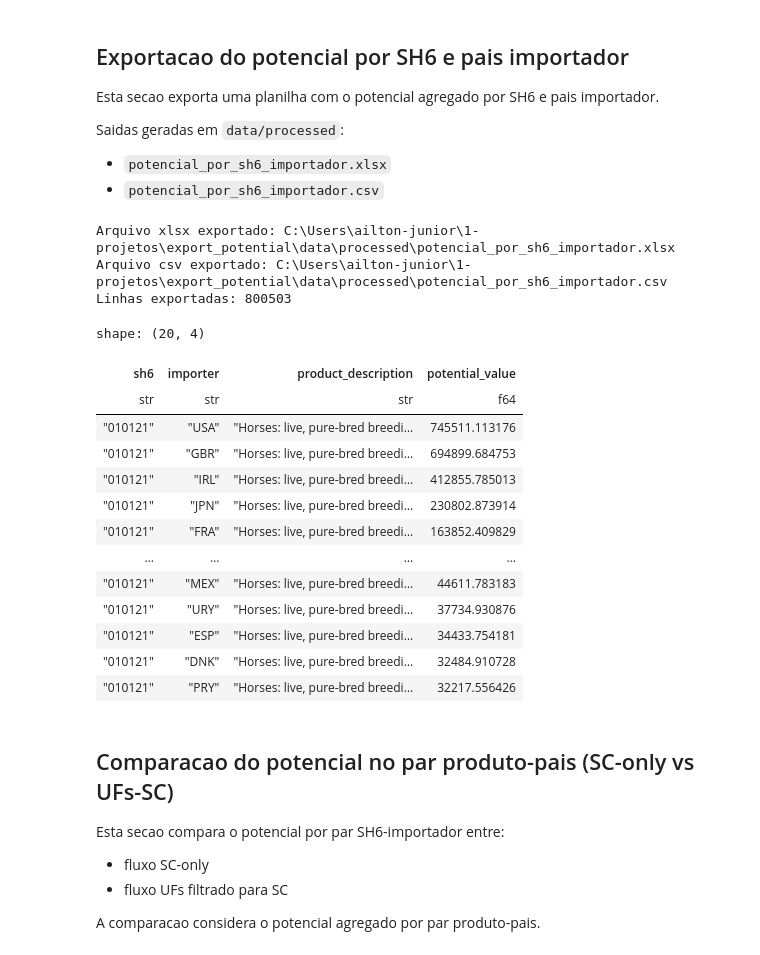
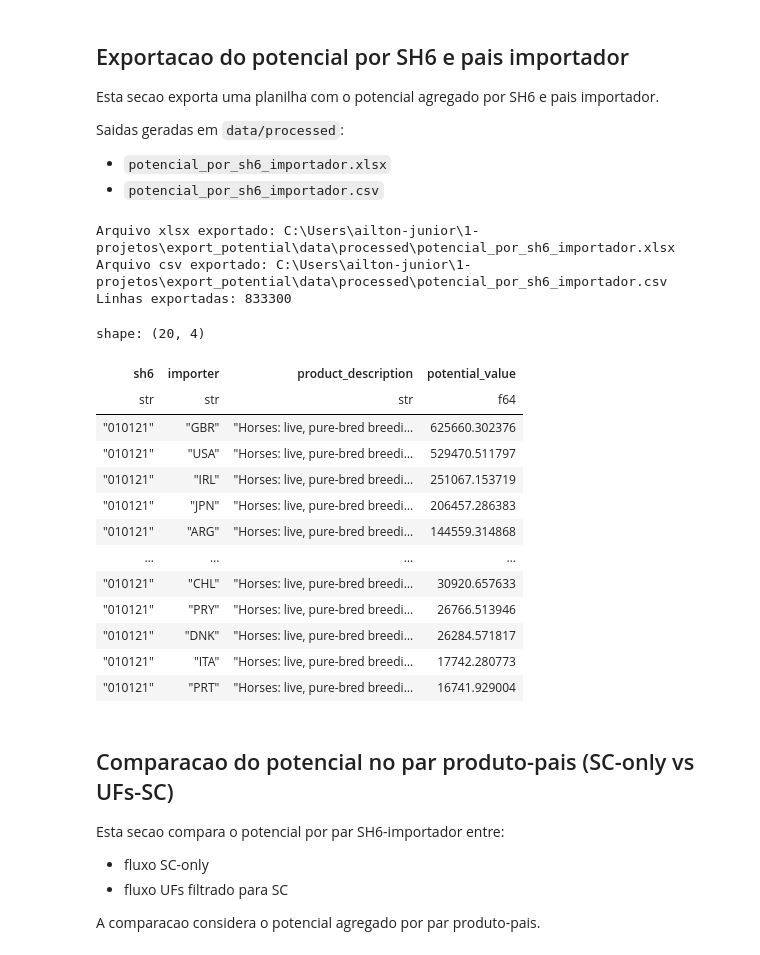
Before and after one commit to matheusrwh/export_potential, a Jupyter notebook: notebooks/validacao.ipynb, the cells around one changed output. Saved outputs shown, nothing was run; the diff lists cells and outputs as text; code cells hidden in the pictures.

```diff
--- a/notebooks/validação.ipynb
+++ b/notebooks/validacao.ipynb
@@ -446,54 +446,54 @@ def resolve_existing_path(candidates: list[str]) -> Path:
     raise FileNotFoundError(f'Nao foi possivel localizar nenhum dos caminhos: {candidates}')
 
 path_detail_ufs = resolve_existing_path([
-    'data/processed/epi_monetary_ufs.json',
-    '../data/processed/epi_monetary_ufs.json',
+    'data/processed/epi_monetary_ufs.parquet',
+    '../data/processed/epi_monetary_ufs.parquet',
 ])
 
 df_potencial_sh6_importador = (
-    pl.read_json(path_detail_ufs)
+    pl.read_parquet(path_detail_ufs)
     .with_columns([
         pl.col('sh6').cast(pl.Utf8).str.zfill(6).alias('sh6'),
         pl.col('importer').cast(pl.Utf8).alias('importer'),
     ])
     .group_by(['sh6', 'importer'])
     .agg([
         pl.first('product_description').alias('product_description'),
         pl.sum('potential_value').alias('potential_value'),
     ])
     .sort(['sh6', 'potential_value'], descending=[False, True])
 )
 
 out_dir = path_detail_ufs.parent
 out_xlsx = out_dir / 'potencial_por_sh6_importador.xlsx'
 out_csv = out_dir / 'potencial_por_sh6_importador.csv'
 
 df_potencial_sh6_importador.write_csv(out_csv)
 df_potencial_sh6_importador.to_pandas().to_excel(out_xlsx, index=False)
 
 print(f'Arquivo xlsx exportado: {out_xlsx}')
 print(f'Arquivo csv exportado: {out_csv}')
 print(f'Linhas exportadas: {df_potencial_sh6_importador.height}')
 
 df_potencial_sh6_importador.head(20)
 # %% [output]
 Arquivo xlsx exportado: C:\Users\ailton-junior\1-projetos\export_potential\data\processed\potencial_por_sh6_importador.xlsx
 Arquivo csv exportado: C:\Users\ailton-junior\1-projetos\export_potential\data\processed\potencial_por_sh6_importador.csv
-Linhas exportadas: 800503
+Linhas exportadas: 833300
 shape: (20, 4)
 | sh6 | importer | product_description | potential_value |
 | str | str | str | f64 |
-| "010121" | "USA" | "Horses: live, pure-bred breedi… | 745511.113176 |
-| "010121" | "GBR" | "Horses: live, pure-bred breedi… | 694899.684753 |
-| "010121" | "IRL" | "Horses: live, pure-bred breedi… | 412855.785013 |
-| "010121" | "JPN" | "Horses: live, pure-bred breedi… | 230802.873914 |
-| "010121" | "FRA" | "Horses: live, pure-bred breedi… | 163852.409829 |
+| "010121" | "GBR" | "Horses: live, pure-bred breedi… | 625660.302376 |
+| "010121" | "USA" | "Horses: live, pure-bred breedi… | 529470.511797 |
+| "010121" | "IRL" | "Horses: live, pure-bred breedi… | 251067.153719 |
+| "010121" | "JPN" | "Horses: live, pure-bred breedi… | 206457.286383 |
+| "010121" | "ARG" | "Horses: live, pure-bred breedi… | 144559.314868 |
 | … | … | … | … |
-| "010121" | "MEX" | "Horses: live, pure-bred breedi… | 44611.783183 |
-| "010121" | "URY" | "Horses: live, pure-bred breedi… | 37734.930876 |
-| "010121" | "ESP" | "Horses: live, pure-bred breedi… | 34433.754181 |
-| "010121" | "DNK" | "Horses: live, pure-bred breedi… | 32484.910728 |
-| "010121" | "PRY" | "Horses: live, pure-bred breedi… | 32217.556426 |
+| "010121" | "CHL" | "Horses: live, pure-bred breedi… | 30920.657633 |
+| "010121" | "PRY" | "Horses: live, pure-bred breedi… | 26766.513946 |
+| "010121" | "DNK" | "Horses: live, pure-bred breedi… | 26284.571817 |
+| "010121" | "ITA" | "Horses: live, pure-bred breedi… | 17742.280773 |
+| "010121" | "PRT" | "Horses: live, pure-bred breedi… | 16741.929004 |
 # %% [markdown]
 ## Comparacao do potencial no par produto-pais (SC-only vs UFs-SC)
 
```
Also changed, not shown: parts of 5 cells of this notebook, 6 other files.
